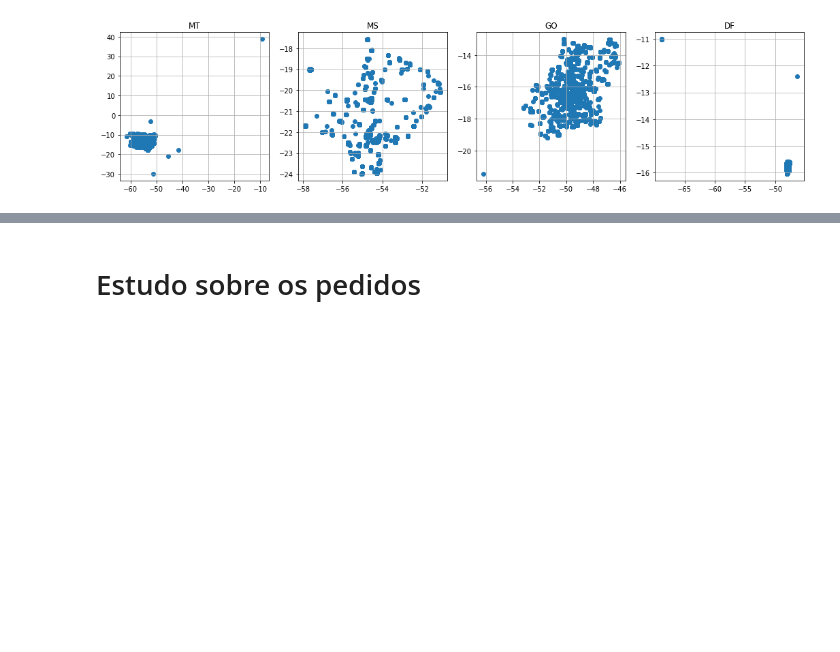
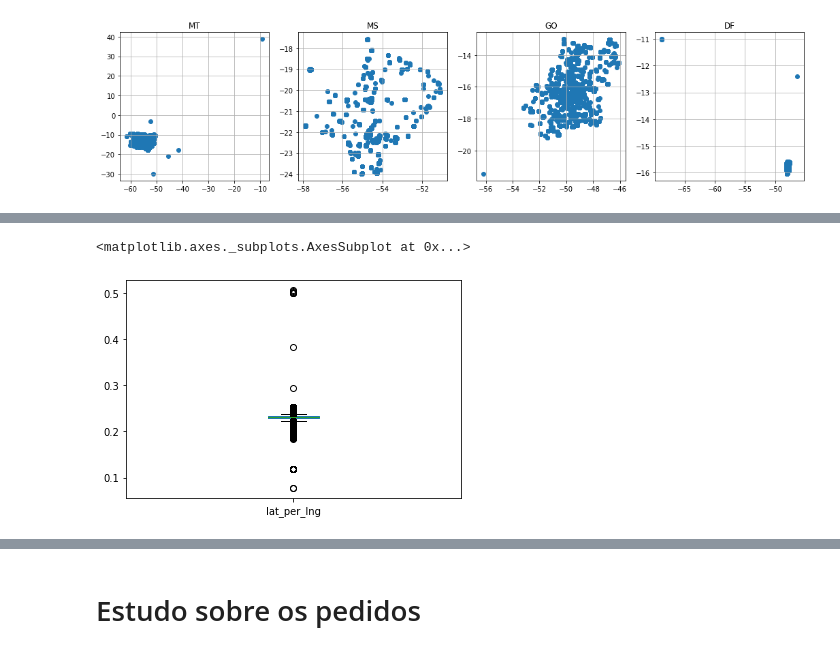
Before and after one commit to AdsonRamos/if697-2020.2, a Jupyter notebook: Projeto_IF697.ipynb, the cells around one changed output, grey strips where cells are left out. Drawn from its saved outputs; the diff is of its cells as text; code cells hidden in the pictures; blank space fills up the shorter version.

```diff
--- a/Projeto_IF697.ipynb
+++ b/Projeto_IF697.ipynb
@@ -13,14 +32,14 @@ from matplotlib import pyplot as plt
 # %% [markdown]
 # Carregando dados
 # %%
-customers = pd.read_csv("datasets/olist_customers_dataset.csv", encoding="ISO-8859-1")
-geolocation = pd.read_csv("datasets/olist_geolocation_dataset.csv", encoding="ISO-8859-1")
-order_items = pd.read_csv("datasets/olist_order_items_dataset.csv", encoding="ISO-8859-1")
-order_payments = pd.read_csv("datasets/olist_order_payments_dataset.csv", encoding="ISO-8859-1")
-order_reviews = pd.read_csv("datasets/olist_order_reviews_dataset.csv", encoding="ISO-8859-1")
-orders = pd.read_csv("datasets/olist_orders_dataset.csv", encoding="ISO-8859-1")
-products = pd.read_csv("datasets/olist_products_dataset.csv", encoding="ISO-8859-1")
-sellers = pd.read_csv("datasets/olist_sellers_dataset.csv", encoding="ISO-8859-1")
+customers = pd.read_csv("https://raw.githubusercontent.com/AdsonRamos/if697-2020.2/main/datasets/olist_customers_dataset.csv", encoding="ISO-8859-1")
+geolocation = pd.read_csv("https://raw.githubusercontent.com/AdsonRamos/if697-2020.2/main/datasets/olist_geolocation_dataset.csv", encoding="ISO-8859-1")
+order_items = pd.read_csv("https://raw.githubusercontent.com/AdsonRamos/if697-2020.2/main/datasets/olist_order_items_dataset.csv", encoding="ISO-8859-1")
+order_payments = pd.read_csv("https://raw.githubusercontent.com/AdsonRamos/if697-2020.2/main/datasets/olist_order_payments_dataset.csv", encoding="ISO-8859-1")
+order_reviews = pd.read_csv("https://raw.githubusercontent.com/AdsonRamos/if697-2020.2/main/datasets/olist_order_reviews_dataset.csv", encoding="ISO-8859-1")
+orders = pd.read_csv("https://raw.githubusercontent.com/AdsonRamos/if697-2020.2/main/datasets/olist_orders_dataset.csv", encoding="ISO-8859-1")
+products = pd.read_csv("https://raw.githubusercontent.com/AdsonRamos/if697-2020.2/main/datasets/olist_products_dataset.csv", encoding="ISO-8859-1")
+sellers = pd.read_csv("https://raw.githubusercontent.com/AdsonRamos/if697-2020.2/main/datasets/olist_sellers_dataset.csv", encoding="ISO-8859-1")
 # %% [markdown]
 # Descrição inicial dos datasets
 # %%
@@ -347,0 +371,4 @@ Observe que em algums gráficos, alguns pontos encontram-se bem distantes da mai
+# %%
+geolocation_pe = geolocation[geolocation['geolocation_state'] == 'PE']
+print(len(geolocation_pe))
+geolocation_pe['lat_per_lng'] = geolocation_pe['geolocation_lat']/geolocation_pe['geolocation_lng']
@@ -347,0 +394,5 @@ Observe que em algums gráficos, alguns pontos encontram-se bem distantes da mai
+# %%
+geolocation_pe['lat_per_lng'].plot.box()
+# %% [output]
+<matplotlib.axes._subplots.AxesSubplot at 0x...>
+[figure, added]
```
Also changed, not shown: parts of 21 cells of this notebook.
